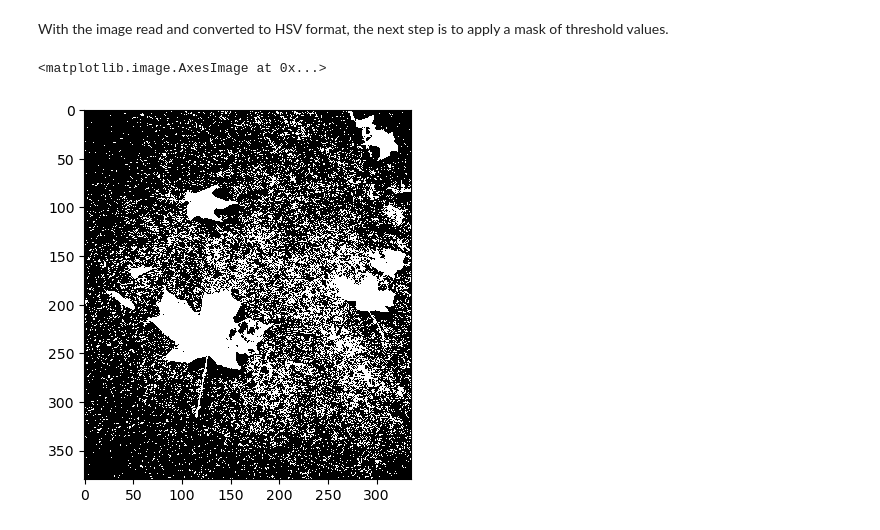
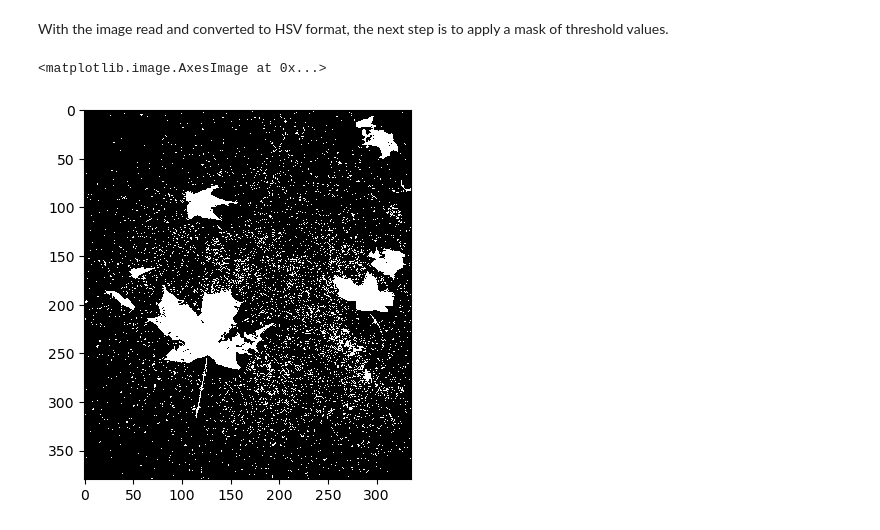
Before and after one commit to Neelxm10/cv-lab3, a Jupyter notebook: cv-lab3.ipynb, the cells around one changed output. Cells and saved outputs as stored; diff of their text form; code cells hidden in the pictures.

```diff
--- a/cv-lab3.ipynb
+++ b/cv-lab3.ipynb
@@ -28,8 +54,8 @@ we gotta convert that to subplots
 # %% [markdown]
 With the image read and converted to HSV format, the next step is to apply a mask of threshold values.
 # %%
-mask = (imgVal >= 149)*(imgVal <=256)
+mask = (imgVal >= 168) #Set a lower threshold
 plt.imshow(mask, cmap=plt.cm.gray)
 # %% [output]
 <matplotlib.image.AxesImage at 0x...>
-[figure, old version]
+[figure, new version]
```
Also changed, not shown: parts of 8 cells of this notebook.
